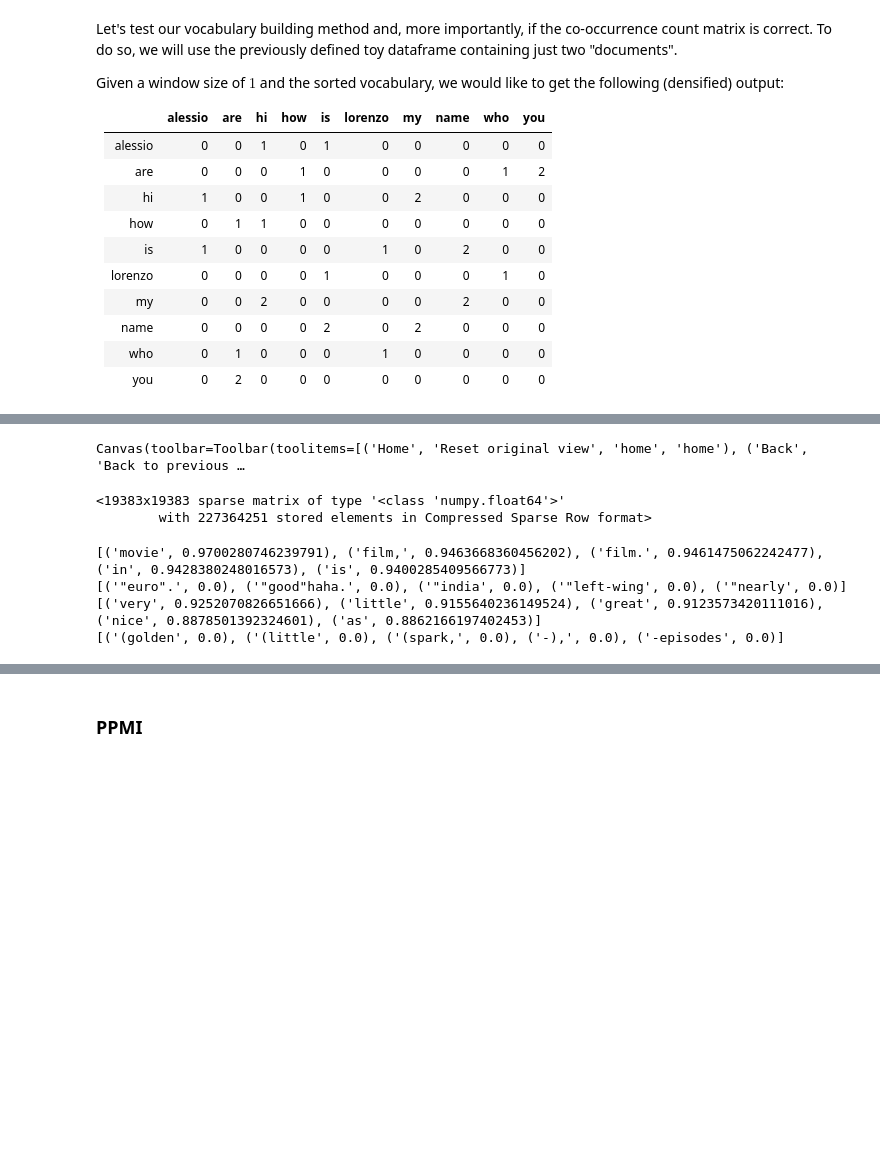
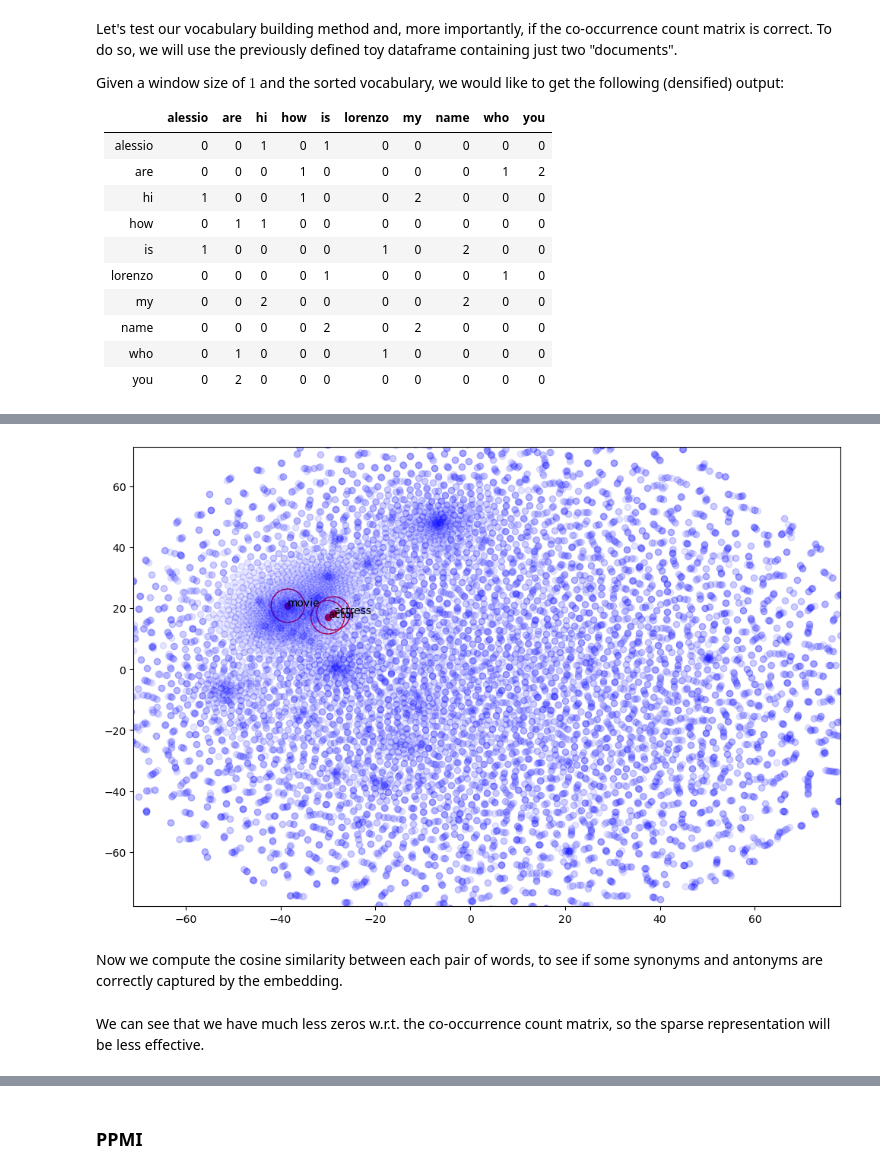
Before and after one commit to Wadaboa/nlp-assignments, a Jupyter notebook: distributed_representations.ipynb, the cells around one changed output, grey strips where cells are left out. Drawn from its saved outputs; the diff is of its cells as text; code cells hidden in the pictures; blank space fills up the shorter version.

Commit message:
add more comments to distributed representations notebook

```diff
--- a/distributed_representations.ipynb
+++ b/distributed_representations.ipynb
@@ -347,25 +428,14 @@ Canvas(toolbar=Toolbar(toolitems=[('Home', 'Reset original view', 'home', 'home'
 # %%
 coo_tsne = utils.reduce_tsne(co_occurrence_matrix, seed=RANDOM_SEED)
 # %%
-utils.visualize_embeddings(coo_tsne, ['good', 'love', 'beautiful'], word_to_idx)
+utils.visualize_embeddings(coo_tsne, words_to_highlight, word_to_idx)
 # %% [output]
-Canvas(toolbar=Toolbar(toolitems=[('Home', 'Reset original view', 'home', 'home'), ('Back', 'Back to previous …
+[figure, added]
+# %% [markdown]
+Now we compute the cosine similarity between each pair of words, to see if some synonyms and antonyms are correctly captured by the embedding.
 # %%
 coo_similarity_matrix = fast_cosine_similarity(
     co_occurrence_matrix, co_occurrence_matrix, transpose_q=True
 )
-# %%
-coo_similarity_matrix
-# %% [output]
-<19383x19383 sparse matrix of type '<class 'numpy.float64'>'
-        with 227364251 stored elements in Compressed Sparse Row format>
-# %%
-print(word_knn("film", coo_similarity_matrix, word_to_idx, k=5))
-print(word_knn("amazing", coo_similarity_matrix, word_to_idx, k=5, farthest=True))
-print(word_knn("good", coo_similarity_matrix, word_to_idx, k=5))
-print(word_knn("good", coo_similarity_matrix, word_to_idx, k=5, farthest=True))
-# %% [output]
-[('movie', 0.9700280746239791), ('film,', 0.9463668360456202), ('film.', 0.9461475062242477), ('in', 0.9428380248016573), ('is', 0.9400285409566773)]
-[('"euro".', 0.0), ('"good"haha.', 0.0), ('"india', 0.0), ('"left-wing', 0.0), ('"nearly', 0.0)]
-[('very', 0.9252070826651666), ('little', 0.9155640236149524), ('great', 0.9123573420111016), ('nice', 0.8878501392324601), ('as', 0.8862166197402453)]
-[('(golden', 0.0), ('(little', 0.0), ('(spark,', 0.0), ('-),', 0.0), ('-episodes', 0.0)]
+# %% [markdown]
+We can see that we have much less zeros w.r.t. the co-occurrence count matrix, so the sparse representation will be less effective.
```
Also changed, not shown: parts of 63 cells of this notebook, 2 other files.
